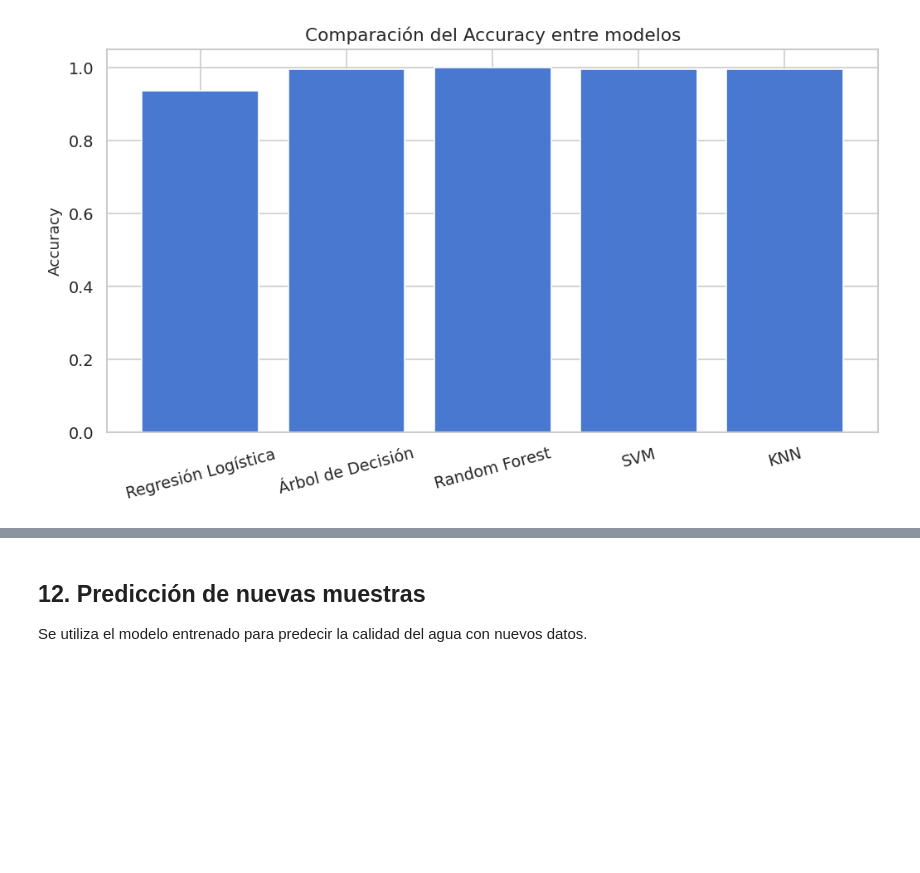
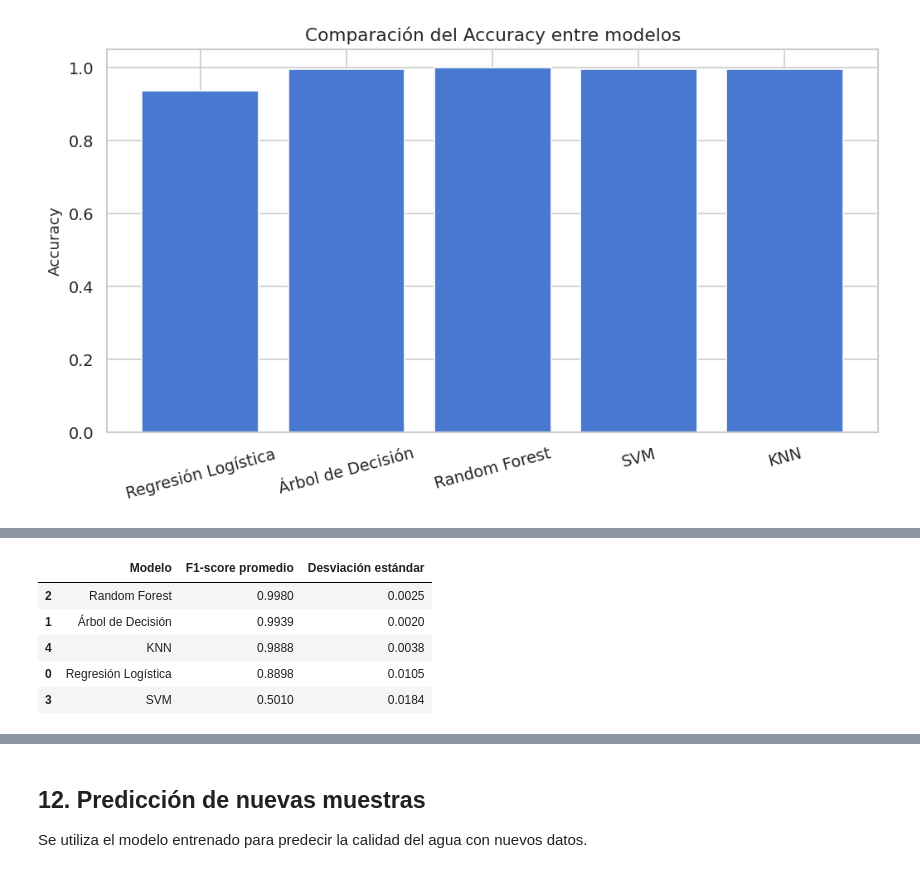
Before and after one commit to NicolleMendozaC/water-quality-dashboard-final, a Jupyter notebook: docs/_sources/notebooks/EDA_Calidad_Agua_2_0.ipynb, the cells around one changed output, grey strips where cells are left out. Drawn from its saved outputs; the diff is of its cells as text; code cells hidden in the pictures; blank space fills up the shorter version.

```diff
--- a/docs/_sources/notebooks/EDA_Calidad_Agua_2_0.ipynb
+++ b/docs/_sources/notebooks/EDA_Calidad_Agua_2_0.ipynb
@@ -1242,0 +1260,34 @@ plt.show()
+# %%
+modelos = {
+    "Regresión Logística": LogisticRegression(max_iter=1000),
+    "Árbol de Decisión": DecisionTreeClassifier(random_state=42),
+    "Random Forest": RandomForestClassifier(random_state=42),
+    "SVM": SVC(),
+    "KNN": KNeighborsClassifier(n_neighbors=5)
+}
+# %%
+import pandas as pd
+import numpy as np
+
+resultados_cv = []
+
+for nombre, modelo in modelos.items():
+
+    scores = cross_val_score(
+        modelo,
+        X_res,
+        y_res,
+        cv=cv,
+        scoring="f1_weighted"
+    )
+
+    resultados_cv.append({
+        "Modelo": nombre,
+        "F1-score promedio": scores.mean(),
+        "Desviación estándar": scores.std()
+    })
+
+    print(f"\n{nombre}")
+    print("F1-score por fold:", scores)
+    print("Promedio:", scores.mean())
+    print("Desviación:", scores.std())
@@ -1242,0 +1312,14 @@ plt.show()
+# %%
+df_cv = pd.DataFrame(resultados_cv)
+
+df_cv.sort_values(
+    by="F1-score promedio",
+    ascending=False
+)
+# %% [output]
+|  | Modelo | F1-score promedio | Desviación estándar |
+| 2 | Random Forest | 0.9980 | 0.0025 |
+| 1 | Árbol de Decisión | 0.9939 | 0.0020 |
+| 4 | KNN | 0.9888 | 0.0038 |
+| 0 | Regresión Logística | 0.8898 | 0.0105 |
+| 3 | SVM | 0.5010 | 0.0184 |
```
Also changed, not shown: parts of 6 cells of this notebook, 2 other files.
